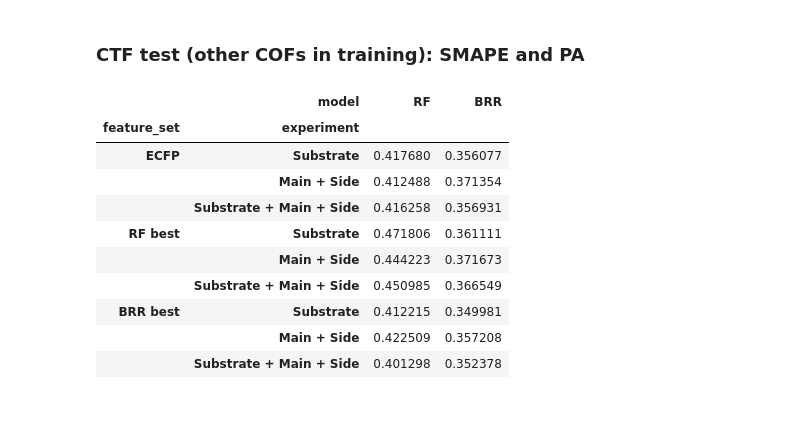
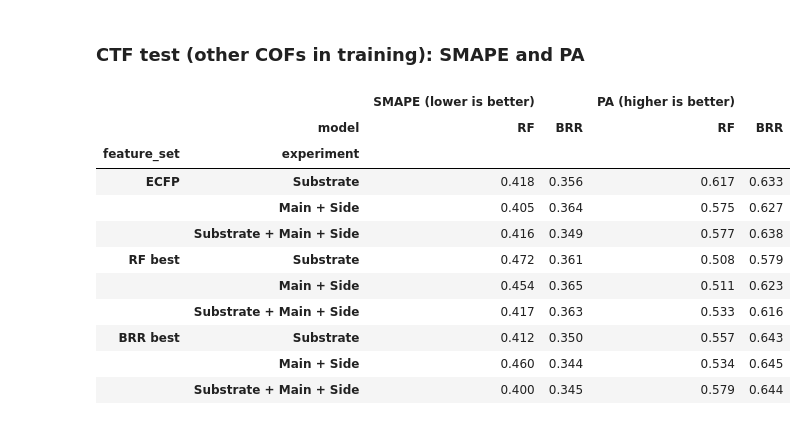
Before and after one commit to JMadejczyk/precursor2cof-capacitance, a Jupyter notebook: notebooks/main_experiment_matrices.ipynb, the cells around one changed output. Drawn from its saved outputs; the diff is of its cells as text; code cells hidden in the pictures.

```diff
--- a/notebooks/main_experiment_matrices.ipynb
+++ b/notebooks/main_experiment_matrices.ipynb
@@ -17,13 +17,12 @@ import joblib
 import numpy as np
 import pandas as pd
 
-baseline_dir = "../results/baseline_cof_matched_rth_0.99/"
-split_dir = "../results/split_cof_matched_rth_0.99/"
+results_dir = "../results/newsplit/all/"
 
 EXPERIMENTS = {
-    "Substrate": (baseline_dir, "features_rth_0.99_ecfp_2_1024_True"),
-    "Main + Side": (split_dir, "features_rth_0.99_main_ecfp_2_1024_True_side_ecfp_2_1024_True"),
-    "Substrate + Main + Side": (split_dir, "features_rth_0.99_ecfp_2_1024_True_main_ecfp_2_1024_True_side_ecfp_2_1024_True"),
+    "Substrate": (results_dir, "features_rth_0.99_ecfp_substrate"),
+    "Main + Side": (results_dir, "features_rth_0.99_ecfp_main_side"),
+    "Substrate + Main + Side": (results_dir, "features_rth_0.99_ecfp_substrate_main_side"),
 }
 
 MODEL_DISPLAY_NAMES = {
@@ -80,4 +79,7 @@ pa_std_matrix = to_matrix("pa_std")
 
 smape_matrix = (smape_mean_matrix * 100).round(1).astype(str) + "(" + smape_std_matrix.round(2).astype(str) + ")"
 pa_matrix = (pa_mean_matrix * 100).round(1).astype(str) + "(" + pa_std_matrix.round(2).astype(str) + ")"
+
+def smape_pa_table(smape: pd.DataFrame, pa: pd.DataFrame) -> pd.DataFrame:
+    return pd.concat({"SMAPE (lower is better)": smape, "PA (higher is better)": pa}, axis=1).round(3)
 # %%
@@ -108,7 +103,7 @@ Instead of ECFP alone, the featurizer is the feature set that worked best in the
 
 Each feature set is computed for the whole substrate, for the main chain + side chains, and for all three together (`configs/best_feature_generation.yaml`), and both models are trained on every variant (`configs/best_cof_matched.yaml`).
 # %%
-best_dir = "../results/best_cof_matched_rth_0.99/"
+best_dir = "../results/newsplit/all/"
 
 BEST_FEATURE_SETS = {"RF best": "rf_best", "BRR best": "brr_best"}
 BEST_EXPERIMENTS = {"Substrate": "substrate", "Main + Side": "main_side", "Substrate + Main + Side": "substrate_main_side"}
@@ -187,8 +172,8 @@ The main/side split is most reliable for the 29 CTF substrates (11 of them have
 
 SMAPE of predicting the training median: 0.396 (CTFs only) and 0.441 (CTF test). These numbers are not comparable with the tables above, which are evaluated on all substrates.
 # %%
-ctf_only_dir = "../results/best_ctf_only/"
-ctf_test_dir = "../results/best_ctf_test/"
+ctf_only_dir = "../results/newsplit/ctf_only/"
+ctf_test_dir = "../results/newsplit/ctf_test/"
 
 CTF_FEATURE_SETS = {"ECFP": "ecfp", **BEST_FEATURE_SETS}
 
@@ -250,16 +222,17 @@ to_ctf_matrix(df_results_ctf_only, "pa_mean")
 # %% [markdown]
 ### CTF test (other COFs in training): SMAPE and PA
 # %%
-to_ctf_matrix(df_results_ctf_test, "smape_mean")
+smape_pa_table(to_ctf_matrix(df_results_ctf_test, "smape_mean"), to_ctf_matrix(df_results_ctf_test, "pa_mean"))
 # %% [output]
-|  | model | RF | BRR |
-| feature_set | experiment |  |  |
-| ECFP | Substrate | 0.417680 | 0.356077 |
-|  | Main + Side | 0.412488 | 0.371354 |
-|  | Substrate + Main + Side | 0.416258 | 0.356931 |
-| RF best | Substrate | 0.471806 | 0.361111 |
-|  | Main + Side | 0.444223 | 0.371673 |
-|  | Substrate + Main + Side | 0.450985 | 0.366549 |
-| BRR best | Substrate | 0.412215 | 0.349981 |
-|  | Main + Side | 0.422509 | 0.357208 |
-|  | Substrate + Main + Side | 0.401298 | 0.352378 |
+|  |  | SMAPE (lower is better) |  | PA (higher is better) |  |
+|  | model | RF | BRR | RF | BRR |
+| feature_set | experiment |  |  |  |  |
+| ECFP | Substrate | 0.418 | 0.356 | 0.617 | 0.633 |
+|  | Main + Side | 0.405 | 0.364 | 0.575 | 0.627 |
+|  | Substrate + Main + Side | 0.416 | 0.349 | 0.577 | 0.638 |
+| RF best | Substrate | 0.472 | 0.361 | 0.508 | 0.579 |
+|  | Main + Side | 0.454 | 0.365 | 0.511 | 0.623 |
+|  | Substrate + Main + Side | 0.417 | 0.363 | 0.533 | 0.616 |
+| BRR best | Substrate | 0.412 | 0.350 | 0.557 | 0.643 |
+|  | Main + Side | 0.460 | 0.344 | 0.534 | 0.645 |
+|  | Substrate + Main + Side | 0.400 | 0.345 | 0.579 | 0.644 |
```
Also changed, not shown: parts of 11 cells of this notebook, 1 other file.
